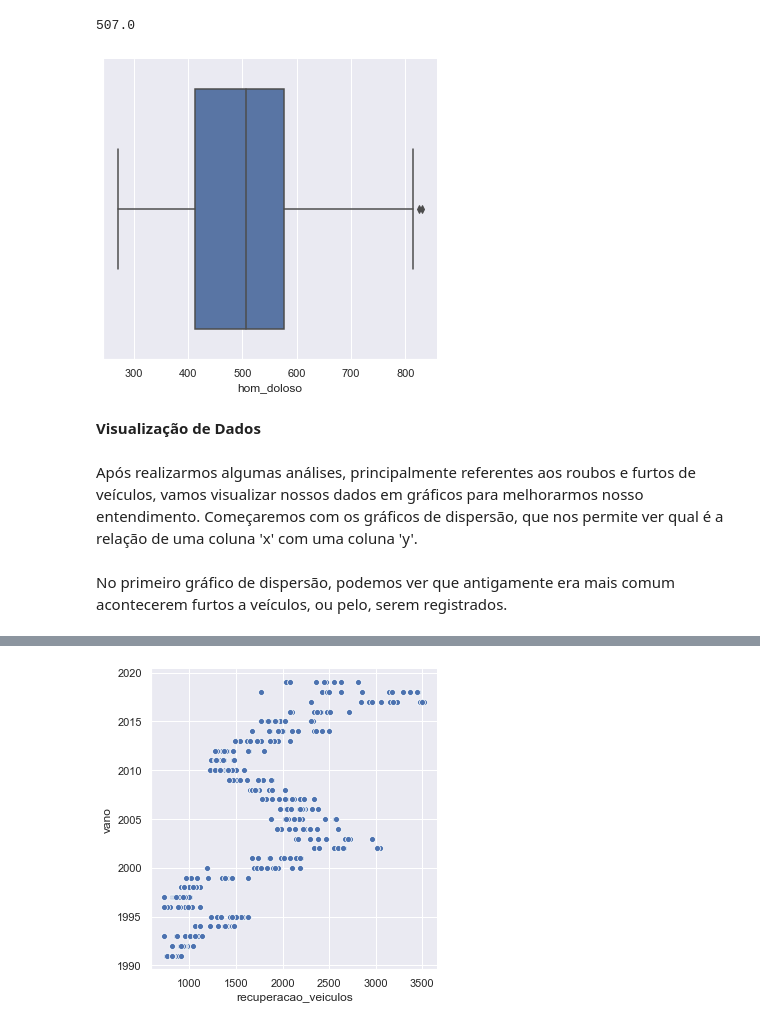
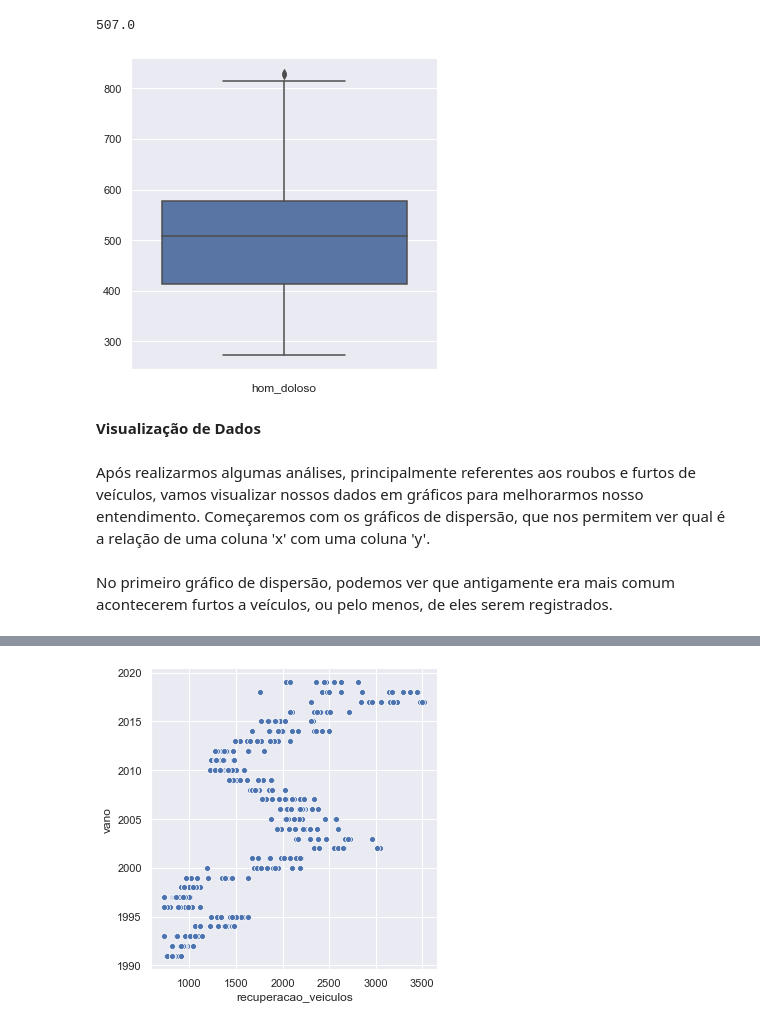
Before and after one commit to henriqueschwabg/data_science, a Jupyter notebook: Analisando_Violencia_Rio.ipynb, the cells around one changed output, grey strips where cells are left out. Drawn from its saved outputs; the diff is of its cells as text; code cells hidden in the pictures.

```diff
--- a/Analisando_Violencia_Rio.ipynb
+++ b/Analisando_Violencia_Rio.ipynb
@@ -559,16 +560,15 @@ df['hom_doloso'].median()
 # %% [output]
 507.0
 # %%
-# gráfico de caixa para vermos a distribuição dos dados
-# A mediana é a linha verde
+# gráfico de caixa para vermos a distribuição dos dados de homicídios dolosos
 
-sns.catplot(x='hom_doloso', kind="box", data=df);
+sns.catplot(orient='v', x='hom_doloso', kind="box", data=df);
 # %% [output]
-[figure, old version]
+[figure, new version]
 # %% [markdown]
 **Visualização de Dados**
 # %% [markdown]
-Após realizarmos algumas análises, principalmente referentes aos roubos e furtos de veículos, vamos visualizar nossos dados em gráficos para melhorarmos nosso entendimento. Começaremos com os gráficos de dispersão, que nos permite ver qual é a relação de uma coluna 'x' com uma coluna 'y'.
+Após realizarmos algumas análises, principalmente referentes aos roubos e furtos de veículos, vamos visualizar nossos dados em gráficos para melhorarmos nosso entendimento. Começaremos com os gráficos de dispersão, que nos permitem ver qual é a relação de uma coluna 'x' com uma coluna 'y'.
 # %% [markdown]
-No primeiro gráfico de dispersão, podemos ver que antigamente era mais comum acontecerem furtos a veículos, ou pelo, serem registrados.
+No primeiro gráfico de dispersão, podemos ver que antigamente era mais comum acontecerem furtos a veículos, ou pelo menos, de eles serem registrados.
 # %%
```
Also changed, not shown: parts of 52 cells of this notebook.
